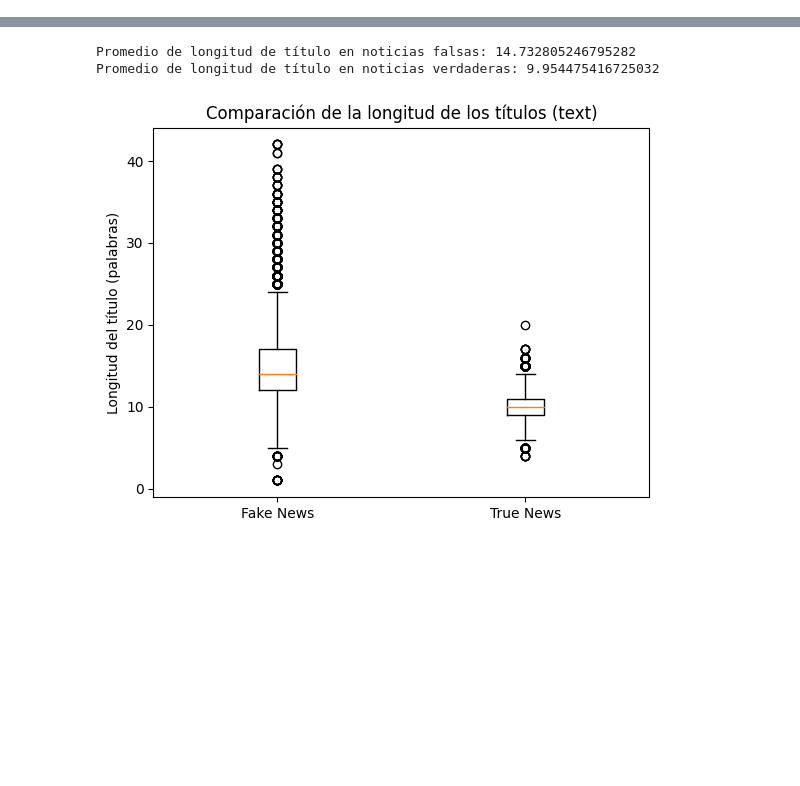
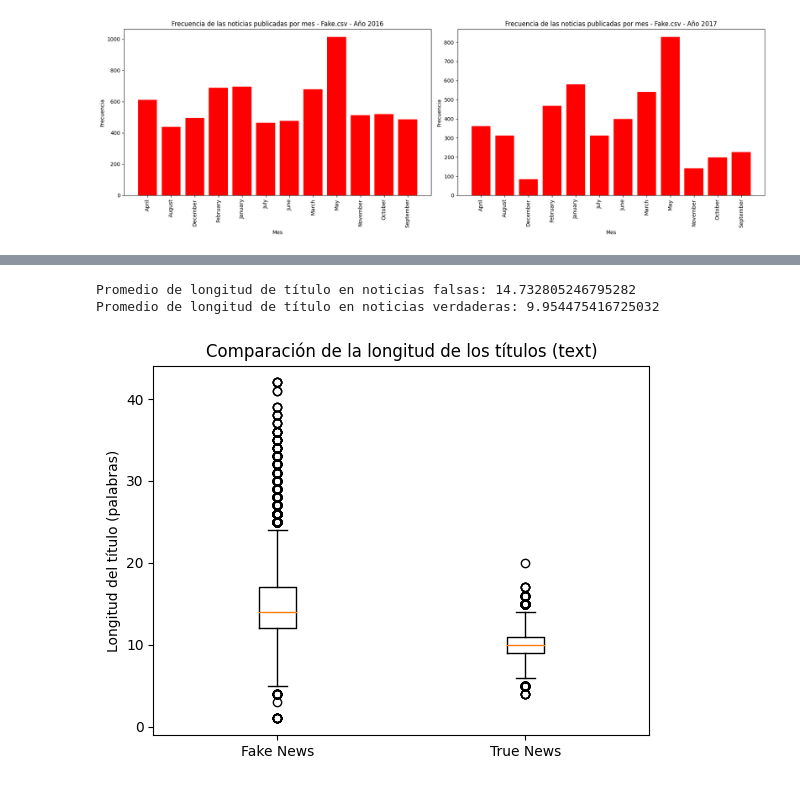
Before and after one commit to LeandroRodrigoMolina/EstadisticaIntegradorDatasetFakeNews, a Jupyter notebook: estadisticaNoticiasFalsas.ipynb, the cells around one changed output, grey strips where cells are left out. Cells and saved outputs as stored; diff of their text form; code cells hidden in the pictures; blank space fills up the shorter version.

```diff
--- a/estadisticaNoticiasFalsas.ipynb
+++ b/estadisticaNoticiasFalsas.ipynb
@@ -7,0 +81,29 @@ true_news = pd.read_csv('True.csv')
+# %%
+# Crear una lista de los años
+years = [2016, 2017]
+
+# Crear una figura
+fig = plt.figure(figsize=(18,6))
+
+# Iterar sobre cada año y crear un gráfico de barras
+for i, year in enumerate(years):
+    # Filtrar las noticias por año
+    filtered_fake_news_year = filtered_fake_news[filtered_fake_news['year'] == year]
+    # Calcular la frecuencia de las noticias publicadas por mes
+    month_counts_year = filtered_fake_news_year['month'].value_counts().sort_index()
+    # Crear el gráfico de barras
+    ax = fig.add_subplot(1, len(years), i+1)
+    ax.bar(month_counts_year.index, month_counts_year.values, color='r')
+    ax.set_title('Frecuencia de las noticias publicadas por mes - Fake.csv - Año {}'.format(year))
+    ax.set_xlabel('Mes')
+    ax.set_ylabel('Frecuencia')
+    ax.tick_params(axis='x', rotation=90)
+    # Ajustar el tamaño del subgráfico basado en la cantidad de meses
+    box = ax.get_position()
+    ax.set_position([box.x0, box.y0, box.width * len(month_counts_year)/12, box.height])
+
+# Ajustar la distribución de los subgráficos
+plt.tight_layout()
+plt.show()
+# %% [output]
+[figure, added]
```
Also changed, not shown: parts of 9 cells of this notebook.
